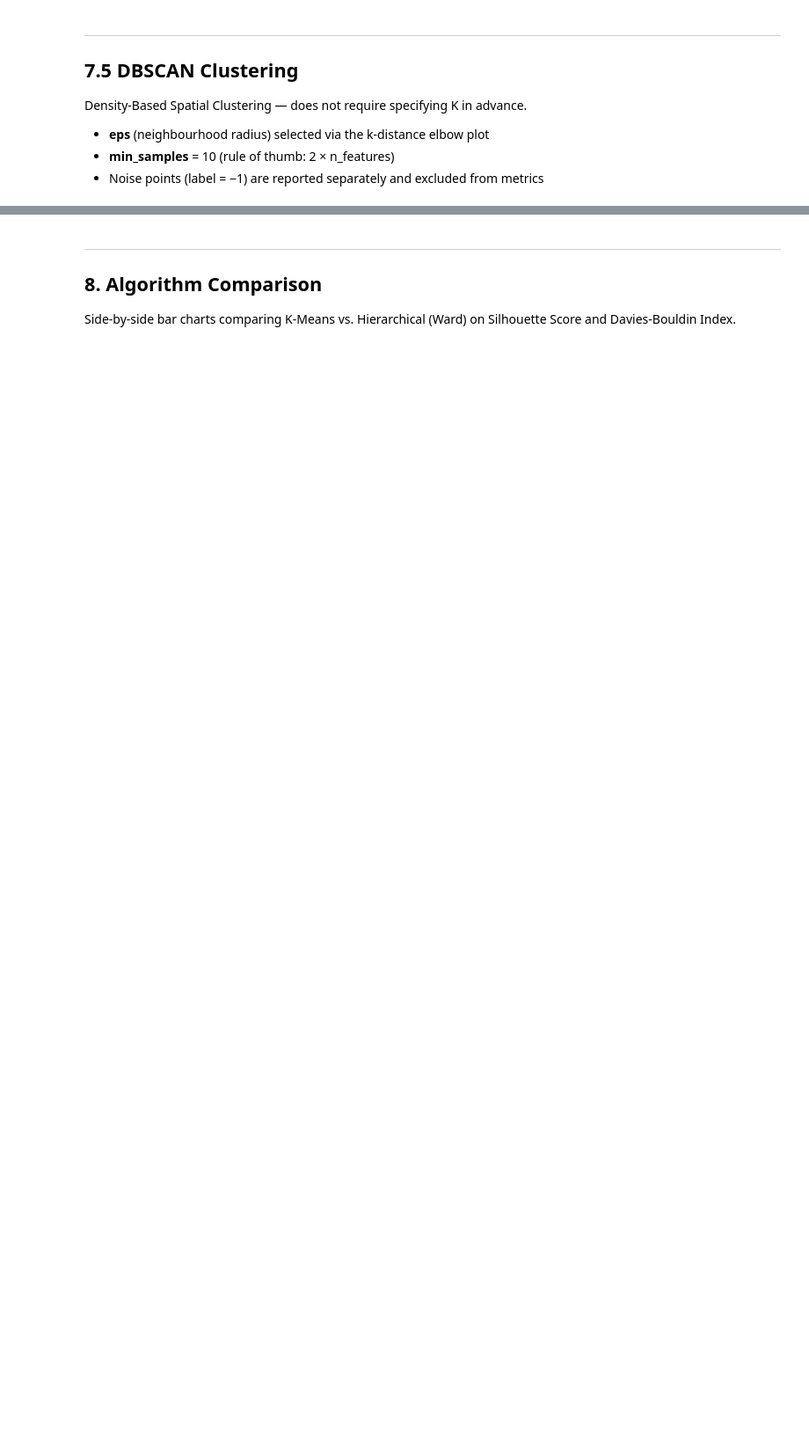
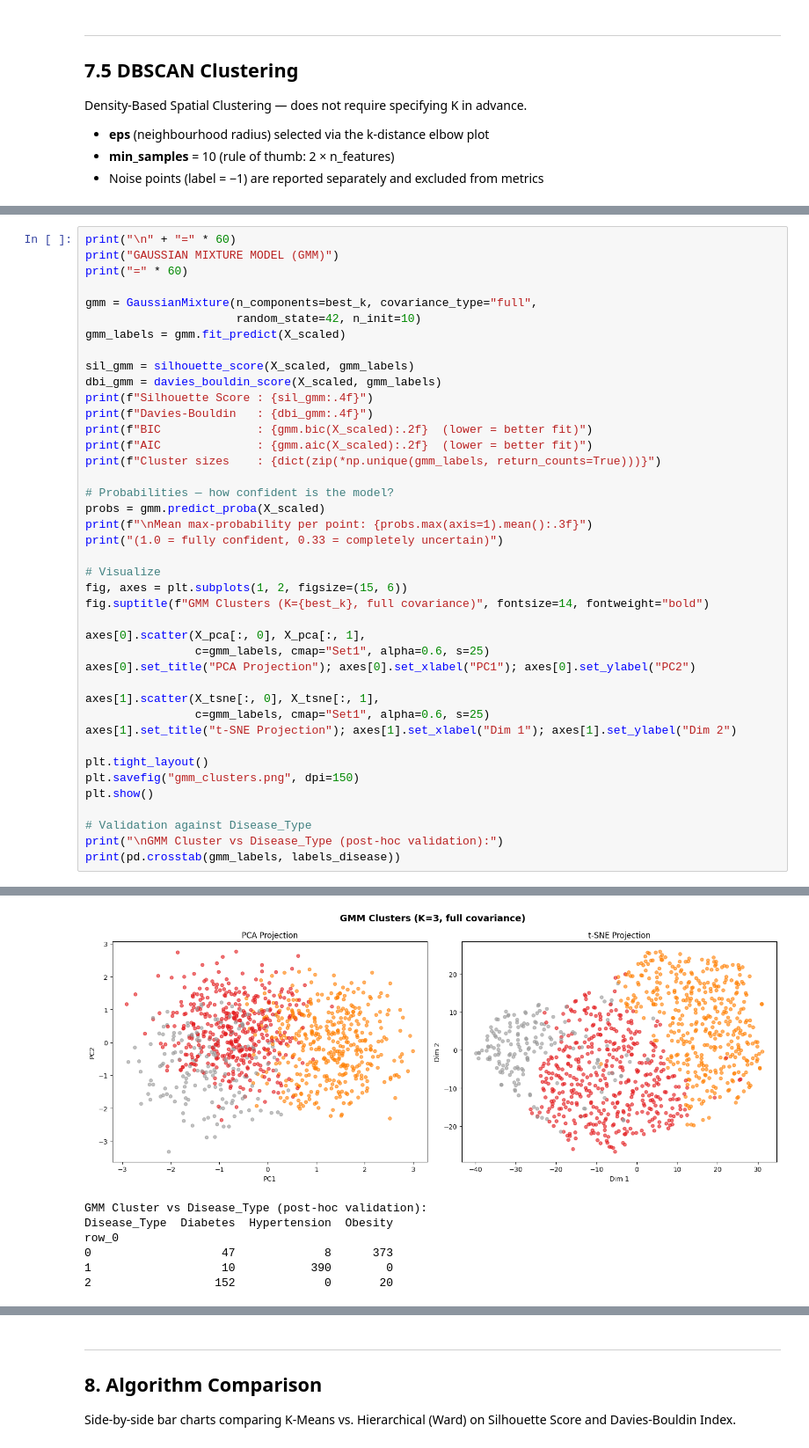
Before and after one commit to Fahad-Nawar/Dietary-analysis, a Jupyter notebook: dietary_analysis.ipynb, the cells around one changed output, grey strips where cells are left out. Shown at 88% size. Drawn from its saved outputs; the diff is of its cells as text; blank space fills up the shorter version.

```diff
--- a/dietary_analysis.ipynb
+++ b/dietary_analysis.ipynb
@@ -492,0 +489,42 @@ Conclusion: K-Means and Hierarchical Clustering are better suited to this datase
+# %%
+print("\n" + "=" * 60)
+print("GAUSSIAN MIXTURE MODEL (GMM)")
+print("=" * 60)
+
+gmm = GaussianMixture(n_components=best_k, covariance_type="full",
+                      random_state=42, n_init=10)
+gmm_labels = gmm.fit_predict(X_scaled)
+
+sil_gmm = silhouette_score(X_scaled, gmm_labels)
+dbi_gmm = davies_bouldin_score(X_scaled, gmm_labels)
+print(f"Silhouette Score : {sil_gmm:.4f}")
+print(f"Davies-Bouldin   : {dbi_gmm:.4f}")
+print(f"BIC              : {gmm.bic(X_scaled):.2f}  (lower = better fit)")
+print(f"AIC              : {gmm.aic(X_scaled):.2f}  (lower = better fit)")
+print(f"Cluster sizes    : {dict(zip(*np.unique(gmm_labels, return_counts=True)))}")
+
+# Probabilities — how confident is the model?
+probs = gmm.predict_proba(X_scaled)
+print(f"\nMean max-probability per point: {probs.max(axis=1).mean():.3f}")
+print("(1.0 = fully confident, 0.33 = completely uncertain)")
+
+# Visualize
+fig, axes = plt.subplots(1, 2, figsize=(15, 6))
+fig.suptitle(f"GMM Clusters (K={best_k}, full covariance)", fontsize=14, fontweight="bold")
+
+axes[0].scatter(X_pca[:, 0], X_pca[:, 1],
+                c=gmm_labels, cmap="Set1", alpha=0.6, s=25)
+axes[0].set_title("PCA Projection"); axes[0].set_xlabel("PC1"); axes[0].set_ylabel("PC2")
+
+axes[1].scatter(X_tsne[:, 0], X_tsne[:, 1],
+                c=gmm_labels, cmap="Set1", alpha=0.6, s=25)
+axes[1].set_title("t-SNE Projection"); axes[1].set_xlabel("Dim 1"); axes[1].set_ylabel("Dim 2")
+
+plt.tight_layout()
+plt.savefig("gmm_clusters.png", dpi=150)
+plt.show()
+
+# Validation against Disease_Type
+print("\nGMM Cluster vs Disease_Type (post-hoc validation):")
+print(pd.crosstab(gmm_labels, labels_disease))
+# %% [output]
@@ -492,0 +542,7 @@ Conclusion: K-Means and Hierarchical Clustering are better suited to this datase
+[figure, added]
+GMM Cluster vs Disease_Type (post-hoc validation):
+Disease_Type  Diabetes  Hypertension  Obesity
+row_0
+0                   47             8      373
+1                   10           390        0
+2                  152             0       20
```
Also changed, not shown: parts of 15 cells of this notebook, 11 other files.
